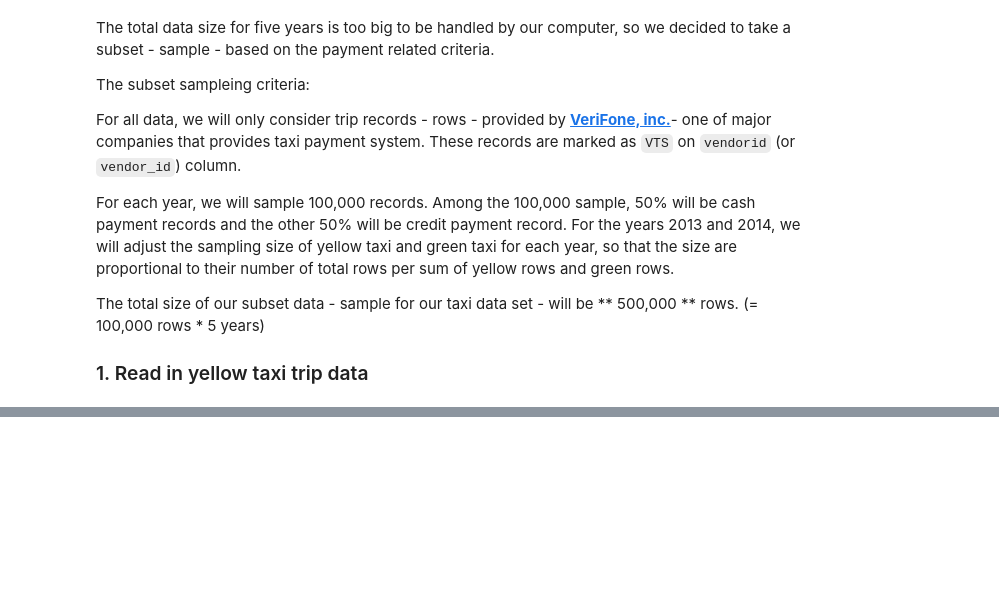
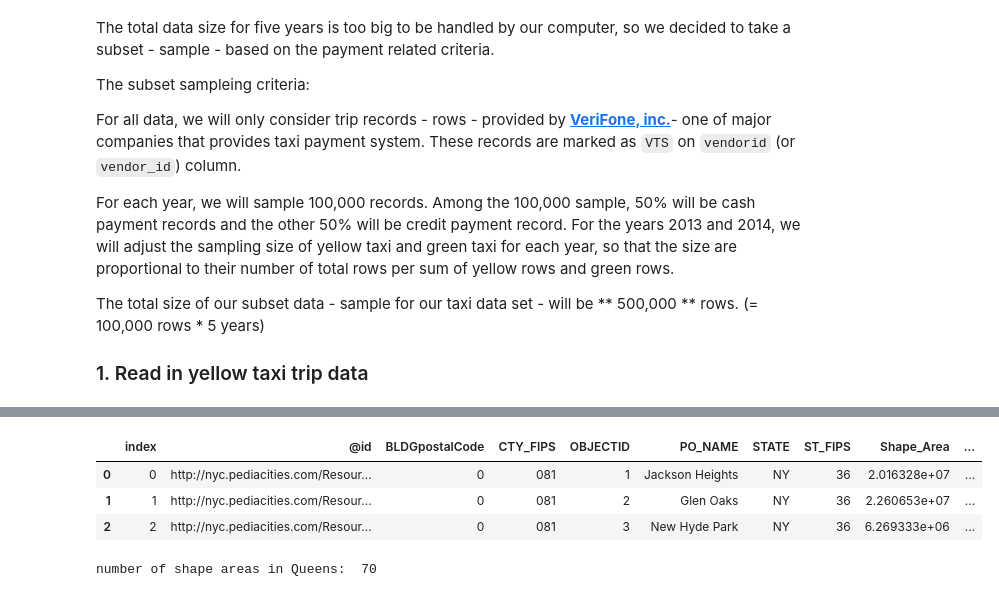
Before and after one commit to cjallow/DataScience-Project, a Jupyter notebook: EP_explore_taxi_dataset_queens.ipynb, the cells around one changed output, grey strips where cells are left out. Cells and saved outputs as stored; diff of their text form; code cells hidden in the pictures; blank space fills up the shorter version.

```diff
--- a/EP_explore_taxi_dataset_queens.ipynb
+++ b/EP_explore_taxi_dataset_queens.ipynb
@@ -273,0 +266,15 @@ for i in range(len(BK_only)):
+# %%
+QN.head(3)
+# %% [output]
+|  | index | @id | BLDGpostalCode | CTY_FIPS | OBJECTID | PO_NAME | STATE | ST_FIPS | Shape_Area | ... |
+| 0 | 0 | http://nyc.pediacities.com/Resour... | 0 | 081 | 1 | Jackson Heights | NY | 36 | 2.016328e+07 | ... |
+| 1 | 1 | http://nyc.pediacities.com/Resour... | 0 | 081 | 2 | Glen Oaks | NY | 36 | 2.260653e+07 | ... |
+| 2 | 2 | http://nyc.pediacities.com/Resour... | 0 | 081 | 3 | New Hyde Park | NY | 36 | 6.269333e+06 | ... |
+# %%
+# number of different zipcodes in Queens
+#print("number of zip codes in Queens: ", QN.postalCode.unique().shape[0]) # 67
+
+# number of shape areas in QN data
+print("number of shape areas in Queens: ", QN.Shape_Area.unique().shape[0]) # 70
+# %% [output]
+number of shape areas in Queens:  70
```
Also changed, not shown: parts of 59 cells of this notebook, 1 other file.
